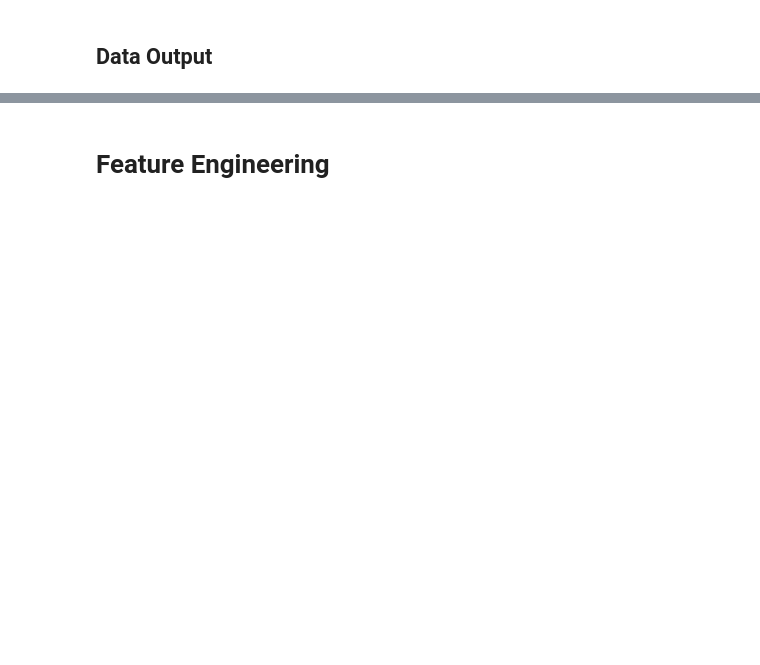
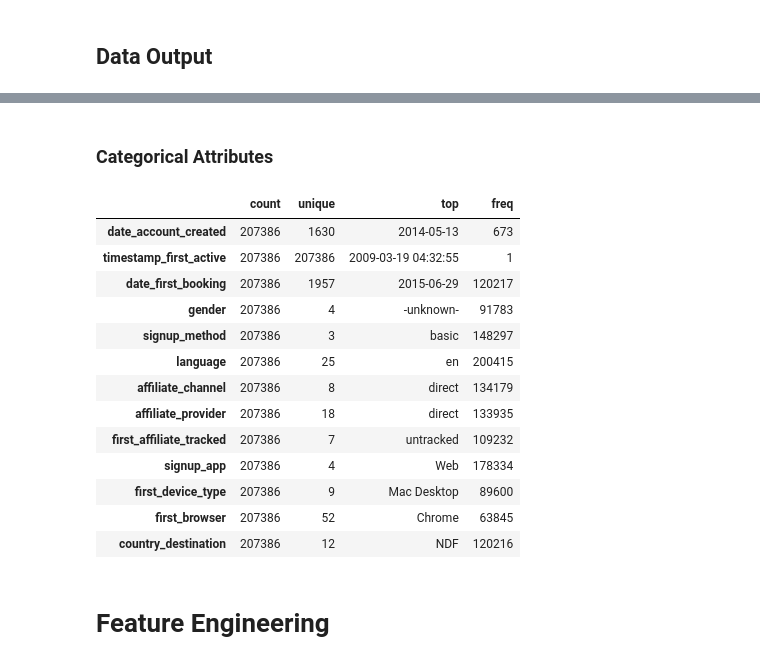
Before and after one commit to MarcosRMG/pa000_airbnb, a Jupyter notebook: notebooks/airbnb.ipynb, the cells around one changed output, grey strips where cells are left out. Cells and saved outputs as stored; diff of their text form; code cells hidden in the pictures; blank space fills up the shorter version.

```diff
--- a/notebooks/airbnb.ipynb
+++ b/notebooks/airbnb.ipynb
@@ -213,0 +267,2 @@ df1.to_csv('../data/processed/df1.csv', index=False)
+# %%
+df1 = pd.read_csv('../data/processed/df1.csv')
@@ -214,2 +293,23 @@ df1.to_csv('../data/processed/df1.csv', index=False)
+# %% [markdown]
+### Categorical Attributes
+# %%
+cat_attributes = df1.select_dtypes(include='object')
+# %%
+cat_attributes.drop(columns='id').describe().T
+# %% [output]
+|  | count | unique | top | freq |
+| date_account_created | 207386 | 1630 | 2014-05-13 | 673 |
+| timestamp_first_active | 207386 | 207386 | 2009-03-19 04:32:55 | 1 |
+| date_first_booking | 207386 | 1957 | 2015-06-29 | 120217 |
+| gender | 207386 | 4 | -unknown- | 91783 |
+| signup_method | 207386 | 3 | basic | 148297 |
+| language | 207386 | 25 | en | 200415 |
+| affiliate_channel | 207386 | 8 | direct | 134179 |
+| affiliate_provider | 207386 | 18 | direct | 133935 |
+| first_affiliate_tracked | 207386 | 7 | untracked | 109232 |
+| signup_app | 207386 | 4 | Web | 178334 |
+| first_device_type | 207386 | 9 | Mac Desktop | 89600 |
+| first_browser | 207386 | 52 | Chrome | 63845 |
+| country_destination | 207386 | 12 | NDF | 120216 |
 # %% [markdown]
 # Feature Engineering
```
Also changed, not shown: parts of 36 cells of this notebook.
